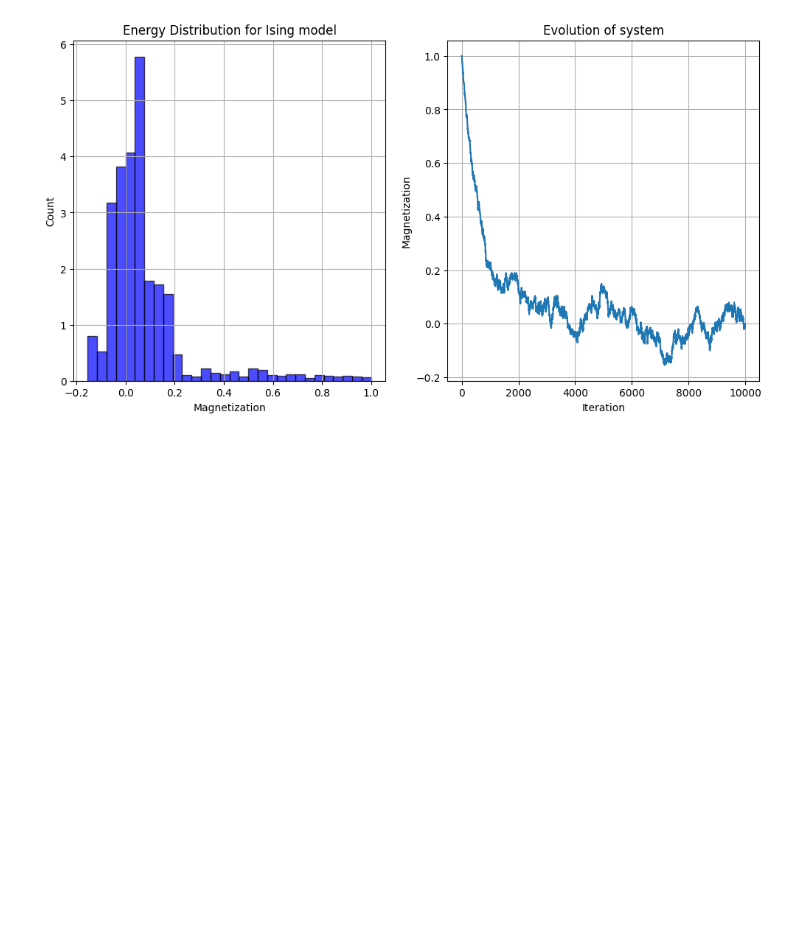
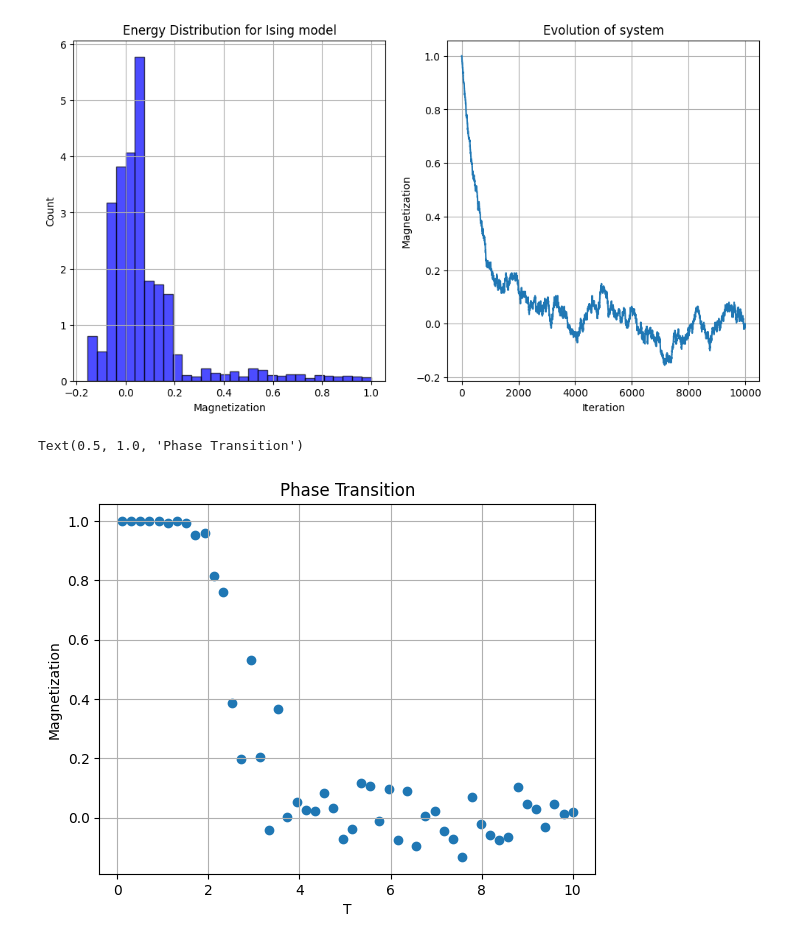
Before and after one commit to AndrewTrutt/Section8, a Jupyter notebook: MCMCIsing.ipynb, the cells around one changed output. Saved outputs shown, nothing was run; the diff lists cells and outputs as text; code cells hidden in the pictures; blank space fills up the shorter version.

```diff
--- a/MCMCIsing.ipynb
+++ b/MCMCIsing.ipynb
@@ -260,7 +260,19 @@ axs[1].grid()
 # %% [output]
 [figure]
 # %%
-Tvals = np.linspace(0,10,20)
+Tvals = np.linspace(0.1,10,50)
+M_converge_vals = []
 
 for Tval in Tvals:
-    M_hist = gibbs_sampling_mag(np.ones(shape=(20,20)), T=10, n_iterations=10000)
+    M_hist = gibbs_sampling_mag(np.ones(shape=(20,20)), T=Tval, n_iterations=10000)
+    M_converge = np.mean(M_hist[-1000:-1])
+    M_converge_vals.append(M_converge)
+
+plt.scatter(Tvals, M_converge_vals)
+plt.xlabel('T')
+plt.ylabel('Magnetization')
+plt.grid()
+plt.title('Phase Transition')
+# %% [output]
+Text(0.5, 1.0, 'Phase Transition')
+[figure, added]
```
Also changed, not shown: parts of 3 cells of this notebook.
